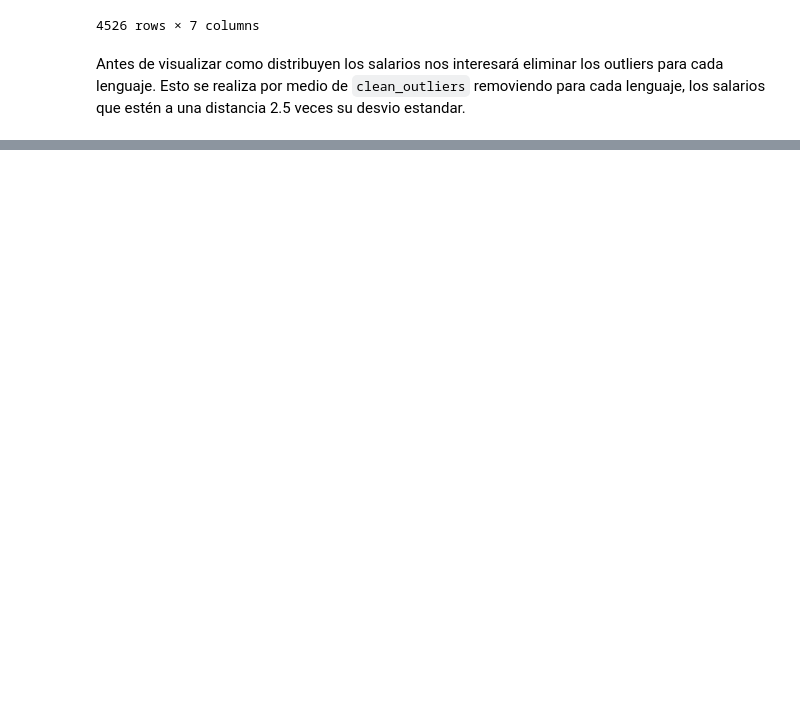
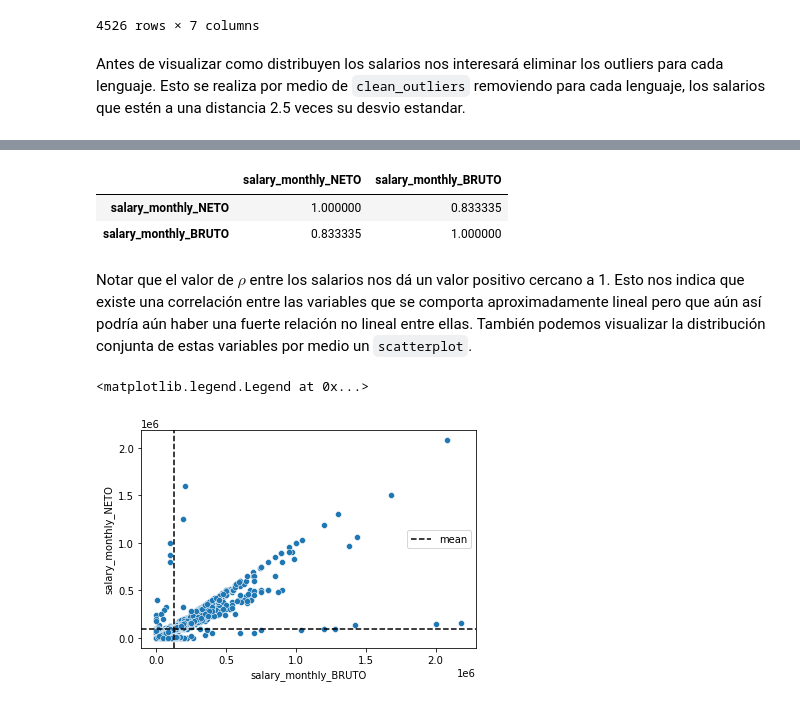
Before and after one commit to benjaminocampo/AyVD, a Jupyter notebook: AyVD/lab/part1/docs.ipynb, the cells around one changed output, grey strips where cells are left out. Cells and saved outputs as stored; diff of their text form; code cells hidden in the pictures; blank space fills up the shorter version.

```diff
--- a/AyVD/lab/part1/docs.ipynb
+++ b/AyVD/lab/part1/docs.ipynb
@@ -284,0 +323,21 @@ plt.ticklabel_format(style='plain', axis='x')
+# %%
+salary_cols = [salary_monthly_NETO, salary_monthly_BRUTO]
+DB[salary_cols].corr()
+# %% [output]
+|  | salary_monthly_NETO | salary_monthly_BRUTO |
+| salary_monthly_NETO | 1.000000 | 0.833335 |
+| salary_monthly_BRUTO | 0.833335 | 1.000000 |
+# %% [markdown]
+ Notar que el valor de $\rho$ entre los salarios nos dá un valor positivo
+ cercano a 1. Esto nos indica que existe una correlación entre las variables
+ que se comporta aproximadamente lineal pero que aún así podría aún haber una
+ fuerte relación no lineal entre ellas. También podemos visualizar la
+ distribución conjunta de estas variables por medio un `scatterplot`.
+# %%
+seaborn.scatterplot(data=DB[salary_cols], x=salary_monthly_BRUTO, y=salary_monthly_NETO)
+plt.axvline(DB[salary_monthly_BRUTO].mean(), color="black", linestyle="--", label="mean")
+plt.axhline(DB[salary_monthly_NETO].mean(), color="black", linestyle="--")
+plt.legend()
+# %% [output]
+<matplotlib.legend.Legend at 0x...>
+[figure, added]
```
Also changed, not shown: parts of 7 cells of this notebook, 2 other files.
